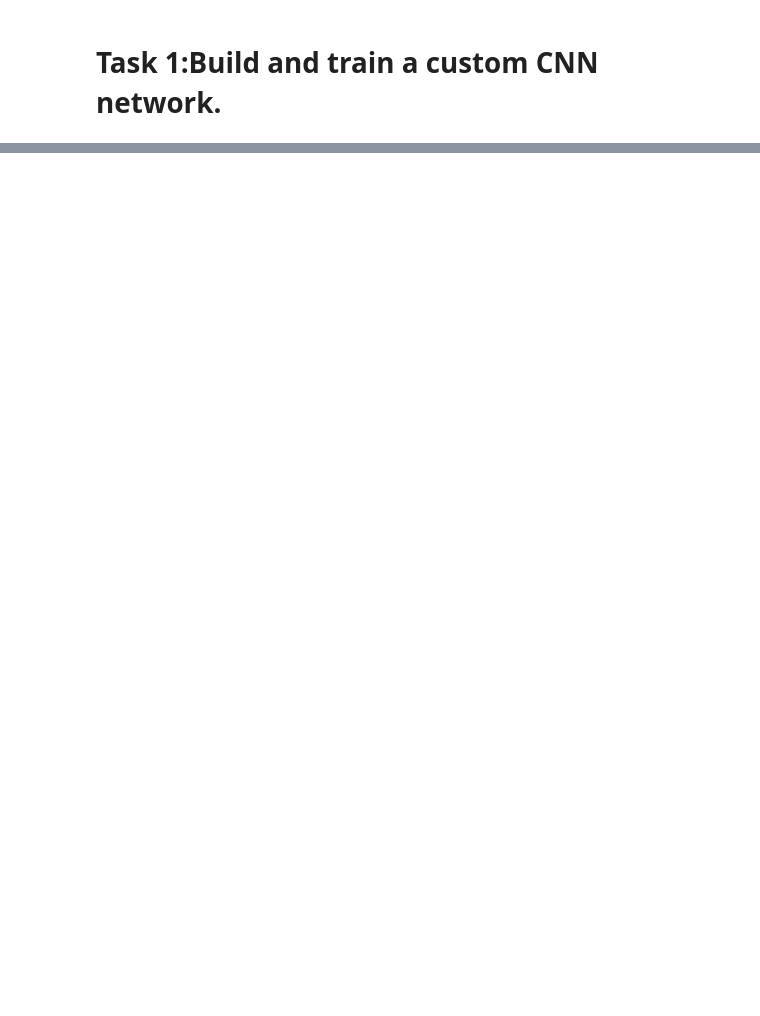
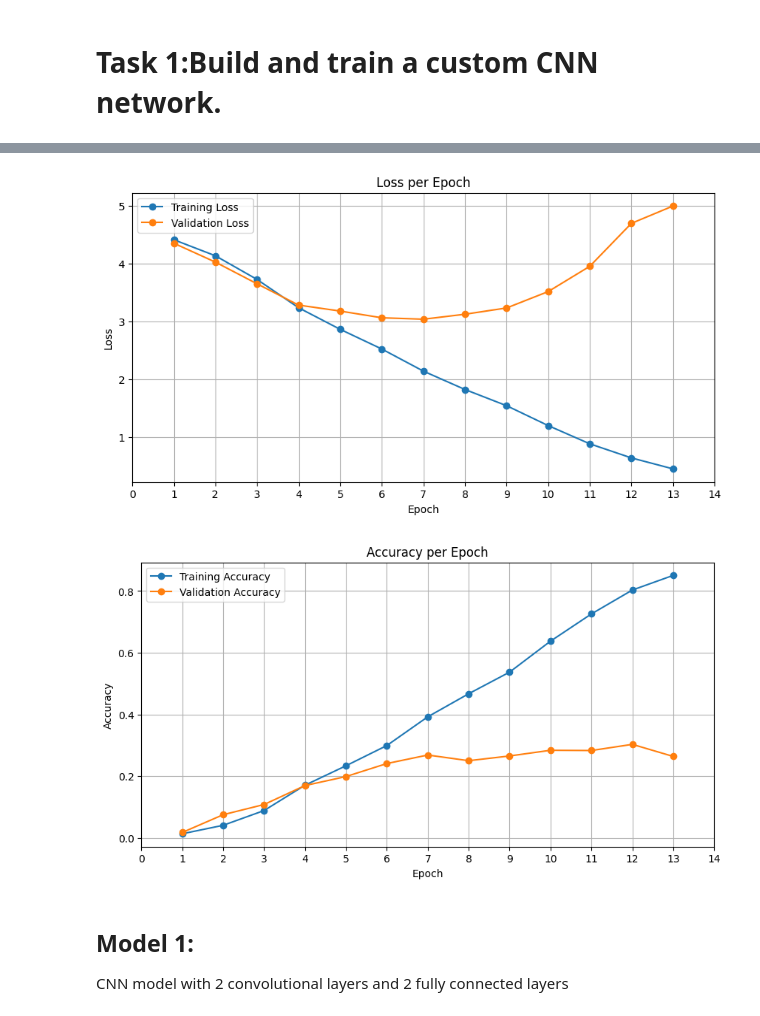
Before and after one commit to Mohammed-Abed-Alkareem/Arabic-Handwriting-Identification-Deep-Learning, a Jupyter notebook: projectCode/file.ipynb, the cells around one changed output, grey strips where cells are left out. Drawn from its saved outputs; the diff is of its cells as text; code cells hidden in the pictures; blank space fills up the shorter version.

```diff
--- a/projectCode/file.ipynb
+++ b/projectCode/file.ipynb
@@ -281,0 +249,3 @@ plot_accuracy_per_epoch(epoch_train_acc, epoch_val_acc)
+# %%
+net = NetCNN_0()
+net
@@ -281,0 +270,13 @@ plot_accuracy_per_epoch(epoch_train_acc, epoch_val_acc)
+# %%
+
+criterion = nn.CrossEntropyLoss()
+optimizer = optim.AdamW(net.parameters(), lr=0.002, weight_decay=1e-2)
+
+epoch_loss,\
+epoch_val_loss,\
+epoch_train_acc,\
+epoch_val_acc = trainModelGPU(net=net,
+                                      train_loader=train_loader,
+                                      val_loader=val_loader,
+                                      optimizer=optimizer,
+                                      criterion=criterion)
@@ -281,0 +301,9 @@ plot_accuracy_per_epoch(epoch_train_acc, epoch_val_acc)
+# %%
+plot_loss_per_epoch(epoch_loss, epoch_val_loss)
+plot_accuracy_per_epoch(epoch_train_acc, epoch_val_acc)
+# %% [output]
+[figure, added]
+[figure, added]
+# %% [markdown]
+## Model 1:
+CNN model with 2 convolutional layers and 2 fully connected layers
```
Also changed, not shown: parts of 88 cells of this notebook, 3 other files.
